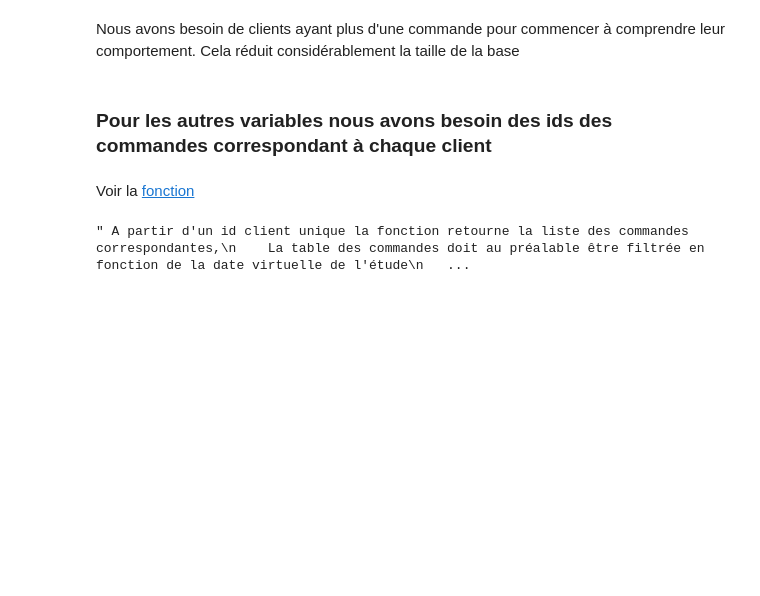
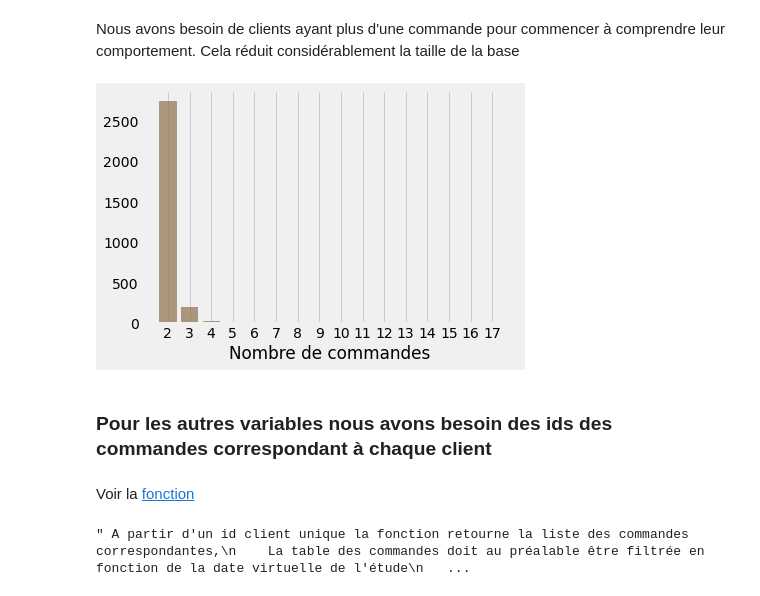
Before and after one commit to khub41/OC_P05, a Jupyter notebook: analyse_exploratoire.ipynb, the cells around one changed output. Cells and saved outputs as stored; diff of their text form; code cells hidden in the pictures; blank space fills up the shorter version.

```diff
--- a/analyse_exploratoire.ipynb
+++ b/analyse_exploratoire.ipynb
@@ -306,6 +341,21 @@ data.columns = ['nb_orders']
 Nous avons besoin de clients ayant plus d'une commande pour commencer à comprendre leur comportement. Cela réduit considérablement la taille de la base
 # %%
 data = data[data.nb_orders > 1]
+# %%
+nb_orders_data_reduced = nb_orders_data[nb_orders_data.index > 1]
+# %%
+plt.style.use('fivethirtyeight')
+plt.bar(nb_orders_data_reduced.index,
+        nb_orders_data_reduced.values,
+       color="#8c704d",
+       alpha=0.7)
+plt.grid(False, axis='y')
+plt.xticks(range(2,18))
+plt.yticks(np.arange(0, 3e3, 500))
+plt.xlabel("Nombre de commandes")
+plt.savefig('plots/nb_orders_reduced.png',  bbox_inches='tight', dpi=360)
+# %% [output]
+[figure, added]
 # %% [markdown]
 <a id='get_orders_back'></a>
 ### Pour les autres variables nous avons besoin des ids des commandes correspondant à chaque client
```
Also changed, not shown: parts of 18 cells of this notebook, 1 other file.
